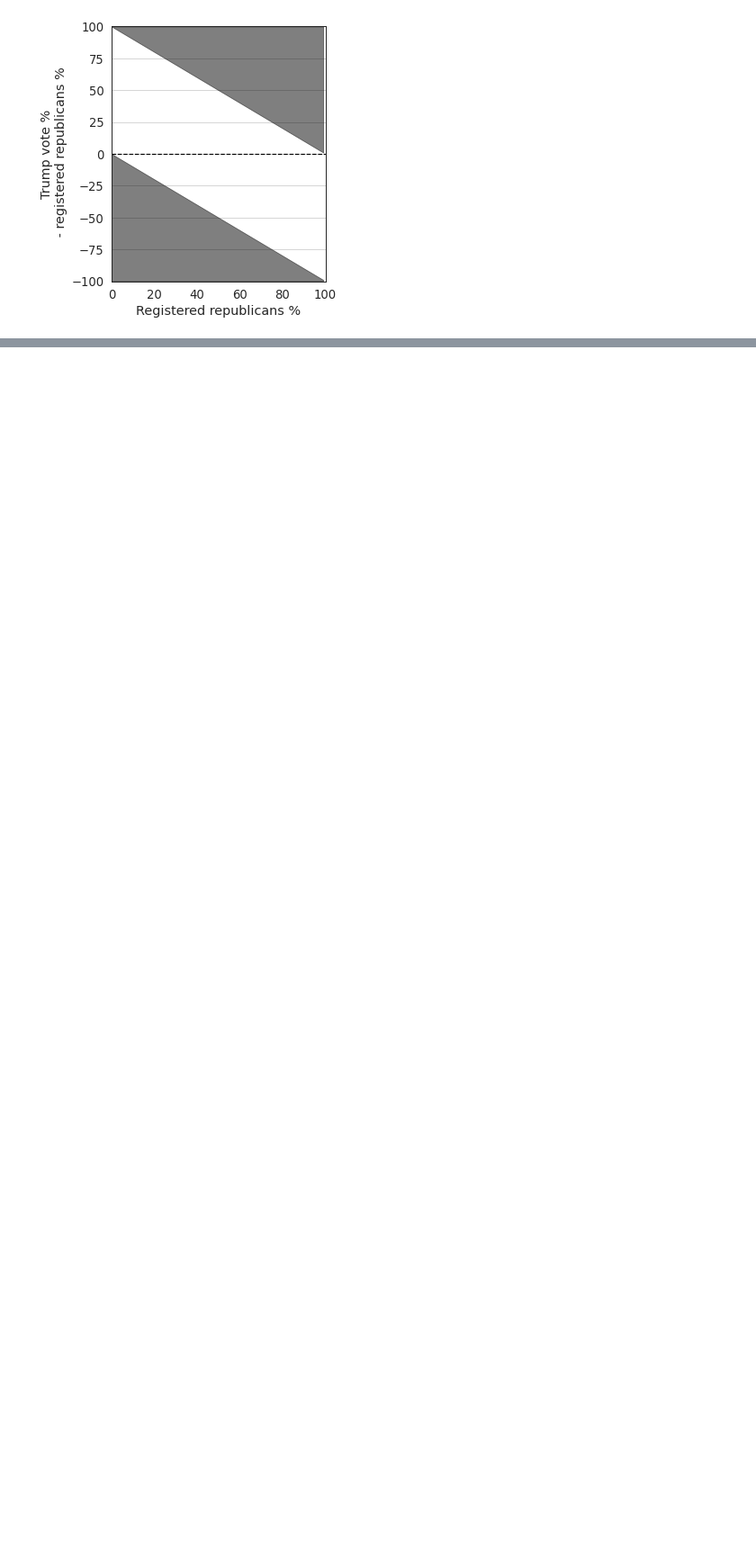
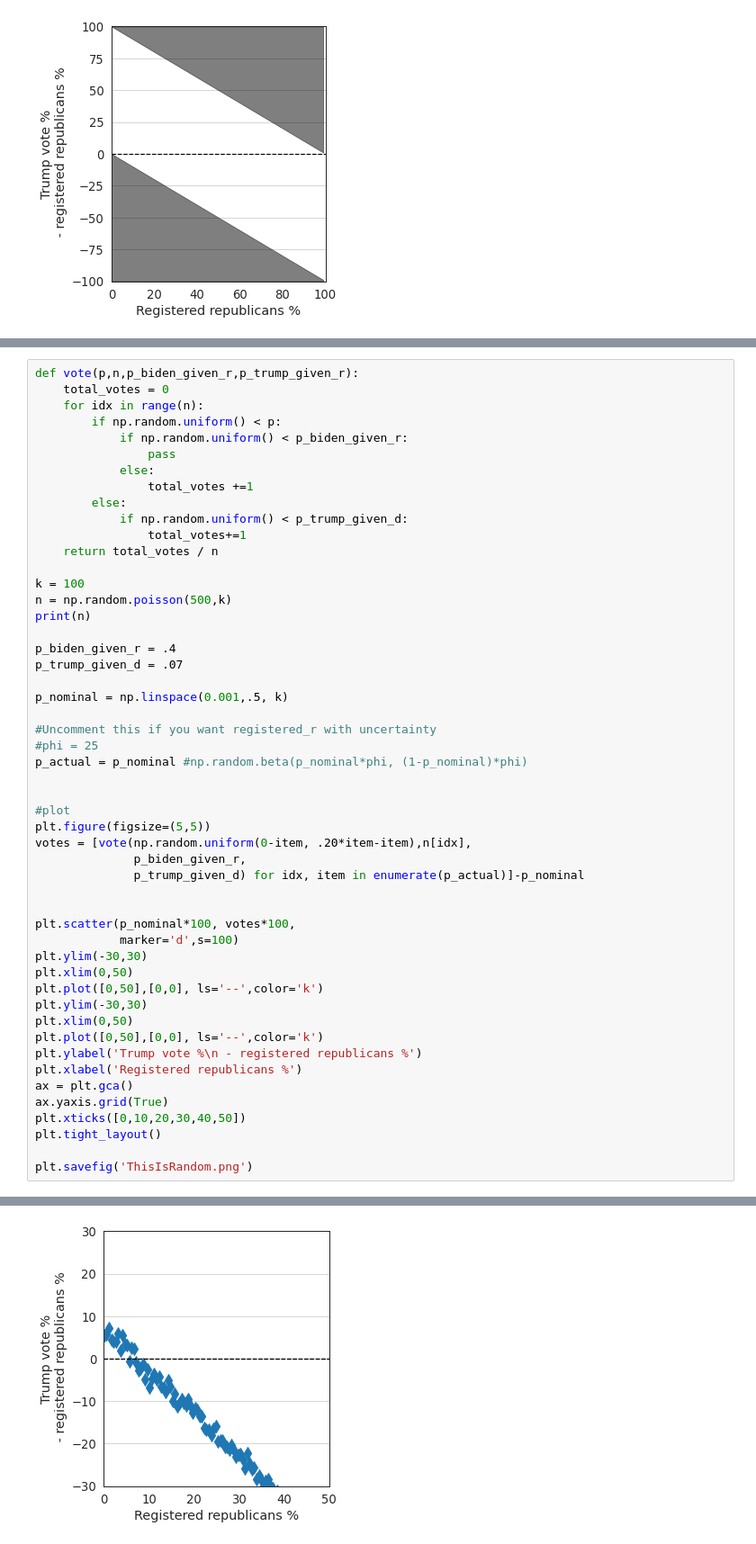
Before and after one commit to josephbb/BenfordBS, a Jupyter notebook: Detroit.ipynb, the cells around one changed output, grey strips where cells are left out. Shown at 90% size. Saved outputs shown, nothing was run; the diff lists cells and outputs as text; blank space fills up the shorter version.

```diff
--- a/Detroit.ipynb
+++ b/Detroit.ipynb
@@ -111,0 +227,52 @@ plt.savefig('PossibleLocations.png')
+# %%
+def vote(p,n,p_biden_given_r,p_trump_given_r):
+    total_votes = 0
+    for idx in range(n):
+        if np.random.uniform() < p:
+            if np.random.uniform() < p_biden_given_r:
+                pass
+            else:
+                total_votes +=1
+        else:
+            if np.random.uniform() < p_trump_given_d:
+                total_votes+=1
+    return total_votes / n
+
+k = 100
+n = np.random.poisson(500,k)
+print(n)
+
+p_biden_given_r = .4
+p_trump_given_d = .07
+
+p_nominal = np.linspace(0.001,.5, k)
+
+#Uncomment this if you want registered_r with uncertainty
+#phi = 25
+p_actual = p_nominal #np.random.beta(p_nominal*phi, (1-p_nominal)*phi)
+
+
+#plot
+plt.figure(figsize=(5,5))
+votes = [vote(np.random.uniform(0-item, .20*item-item),n[idx],
+              p_biden_given_r,
+              p_trump_given_d) for idx, item in enumerate(p_actual)]-p_nominal
+
+
+plt.scatter(p_nominal*100, votes*100,
+            marker='d',s=100)
+plt.ylim(-30,30)
+plt.xlim(0,50)
+plt.plot([0,50],[0,0], ls='--',color='k')
+plt.ylim(-30,30)
+plt.xlim(0,50)
+plt.plot([0,50],[0,0], ls='--',color='k')
+plt.ylabel('Trump vote %\n - registered republicans %')
+plt.xlabel('Registered republicans %')
+ax = plt.gca()
+ax.yaxis.grid(True)
+plt.xticks([0,10,20,30,40,50])
+plt.tight_layout()
+
+plt.savefig('ThisIsRandom.png')
+# %% [output]
@@ -111,0 +285 @@ plt.savefig('PossibleLocations.png')
+[figure, added]
```
Also changed, not shown: parts of 5 cells of this notebook.
